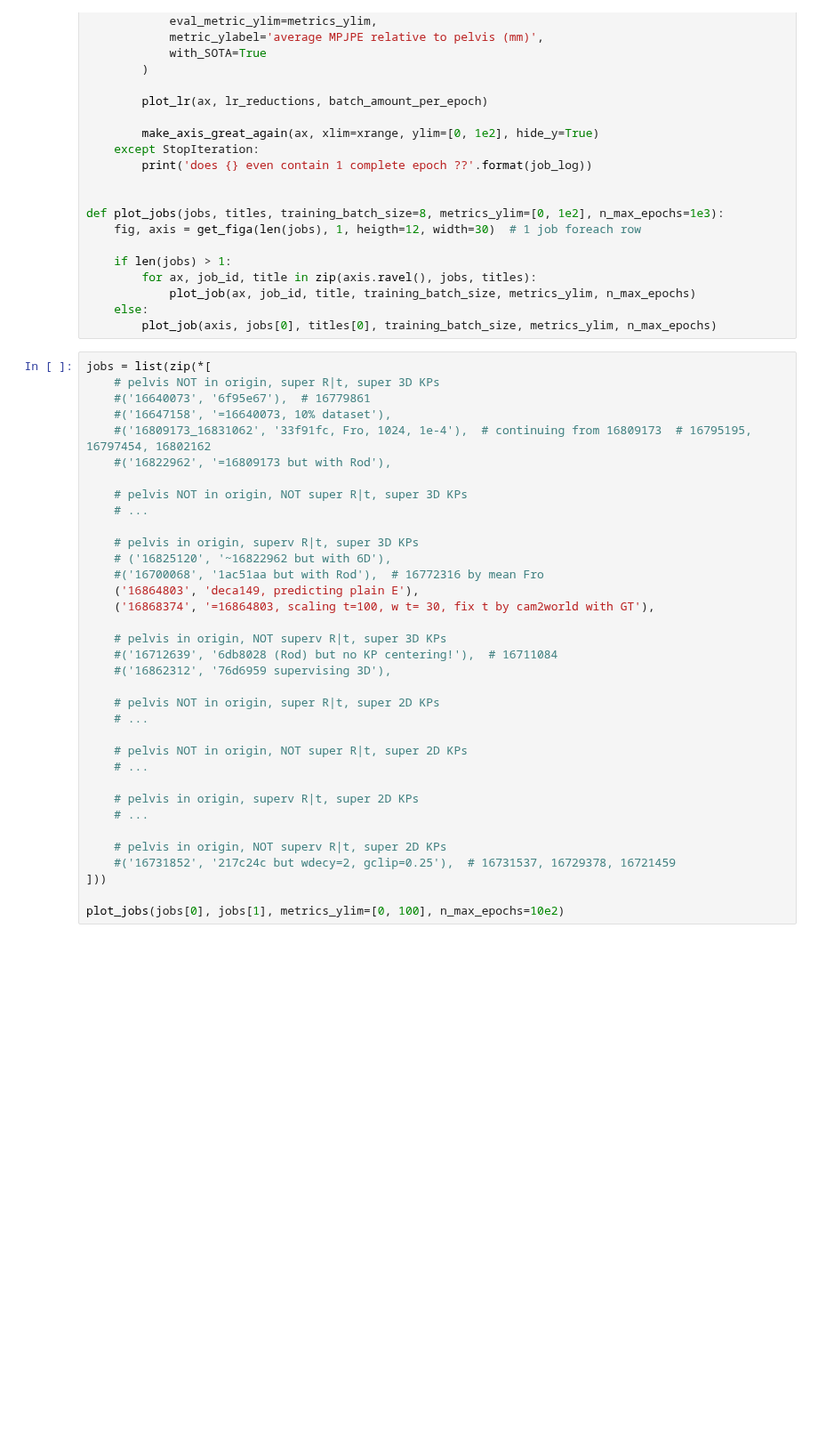
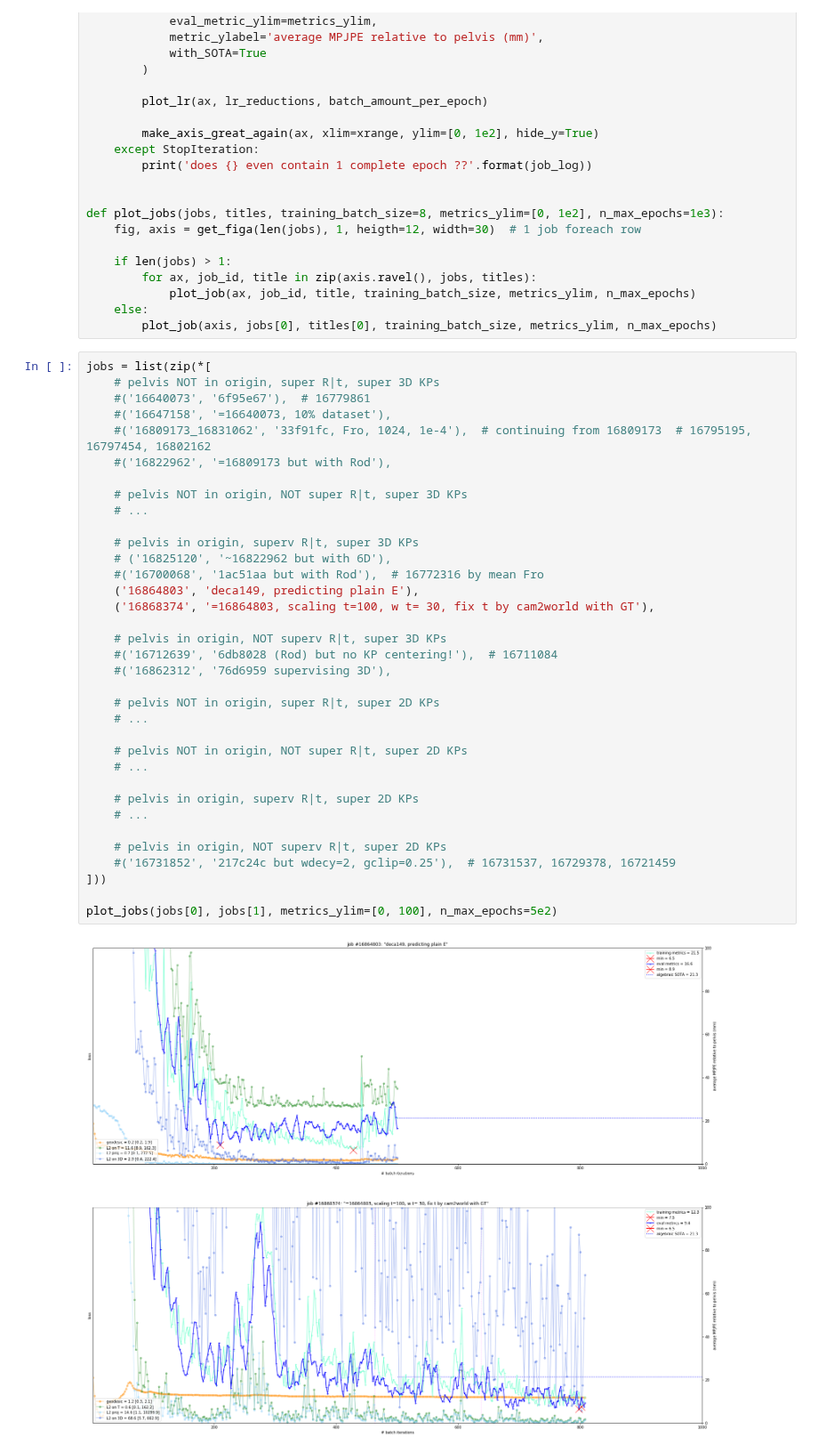
Before and after one commit to karfly/learnable-triangulation-pytorch, a Jupyter notebook: tom.ipynb, the cells around one changed output. Shown at 89% size. Cells and saved outputs as stored; diff of their text form; blank space fills up the shorter version.

```diff
--- a/tom.ipynb
+++ b/tom.ipynb
@@ -65,31 +65,33 @@ jobs = list(zip(*[
     #('16647158', '=16640073, 10% dataset'),
     #('16809173_16831062', '33f91fc, Fro, 1024, 1e-4'),  # continuing from 16809173  # 16795195, 16797454, 16802162
     #('16822962', '=16809173 but with Rod'),
 
     # pelvis NOT in origin, NOT super R|t, super 3D KPs
     # ...
 
     # pelvis in origin, superv R|t, super 3D KPs
     # ('16825120', '~16822962 but with 6D'),
     #('16700068', '1ac51aa but with Rod'),  # 16772316 by mean Fro
     ('16864803', 'deca149, predicting plain E'),
     ('16868374', '=16864803, scaling t=100, w t= 30, fix t by cam2world with GT'),
 
     # pelvis in origin, NOT superv R|t, super 3D KPs
     #('16712639', '6db8028 (Rod) but no KP centering!'),  # 16711084
     #('16862312', '76d6959 supervising 3D'),
 
     # pelvis NOT in origin, super R|t, super 2D KPs
     # ...
 
     # pelvis NOT in origin, NOT super R|t, super 2D KPs
     # ...
 
     # pelvis in origin, superv R|t, super 2D KPs
     # ...
 
     # pelvis in origin, NOT superv R|t, super 2D KPs
     #('16731852', '217c24c but wdecy=2, gclip=0.25'),  # 16731537, 16729378, 16721459
 ]))
 
-plot_jobs(jobs[0], jobs[1], metrics_ylim=[0, 100], n_max_epochs=10e2)
+plot_jobs(jobs[0], jobs[1], metrics_ylim=[0, 100], n_max_epochs=5e2)
+# %% [output]
+[figure, added]
```
Also changed, not shown: 2 other files.
